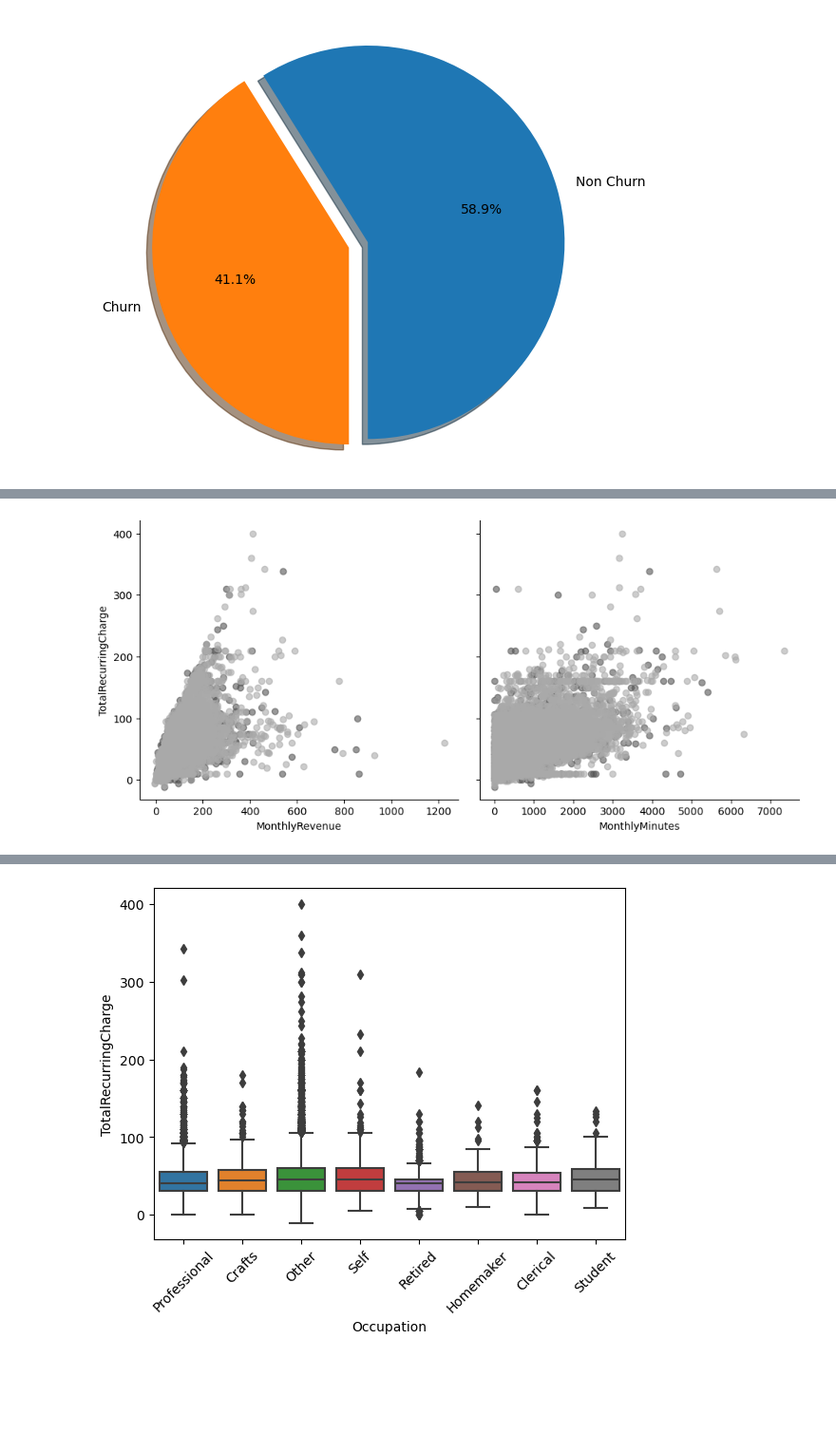
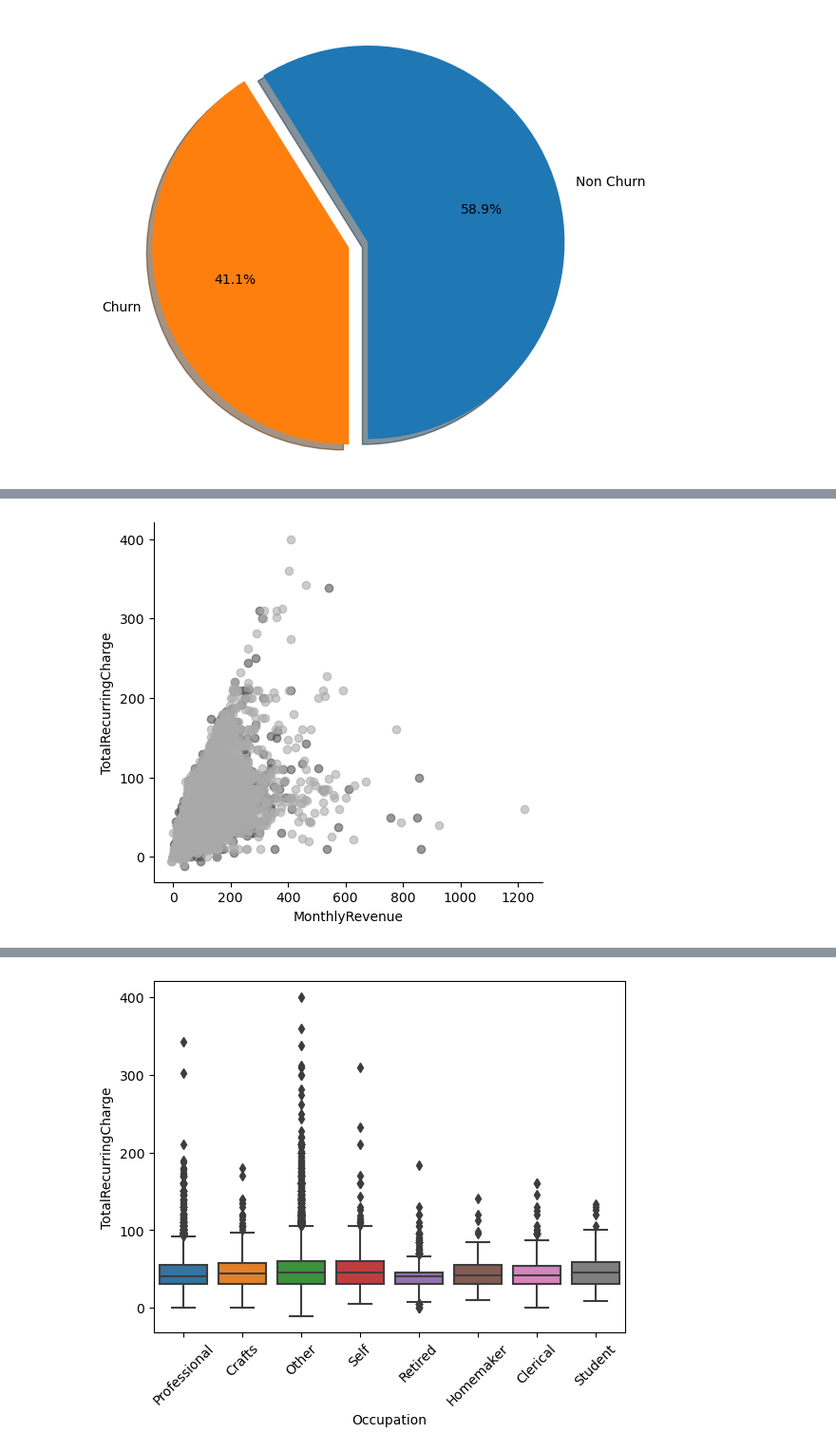
Before and after one commit to vuquyen03/Prediction-customer-churn, a Jupyter notebook: Applied_Stat.ipynb, the cells around one changed output, grey strips where cells are left out. Shown at 95% size. Drawn from its saved outputs; the diff is of its cells as text; code cells hidden in the pictures; blank space fills up the shorter version.

```diff
--- a/Applied_Stat.ipynb
+++ b/Applied_Stat.ipynb
@@ -160,5 +148,5 @@ plt.show()
 # %%
-g = sns.PairGrid(train, y_vars=["TotalRecurringCharge"], x_vars=["MonthlyRevenue", "MonthlyMinutes"], height=4.5, hue="Churn", aspect=1.1, palette="gray")
+g = sns.PairGrid(train, y_vars=["TotalRecurringCharge"], x_vars=["MonthlyRevenue"], height=4.5, hue="Churn", aspect=1.1, palette="gray")
 ax = g.map(plt.scatter, alpha=0.6)
 # %% [output]
-[figure, old version]
+[figure, new version]
```
Also changed, not shown: parts of 53 cells of this notebook.
